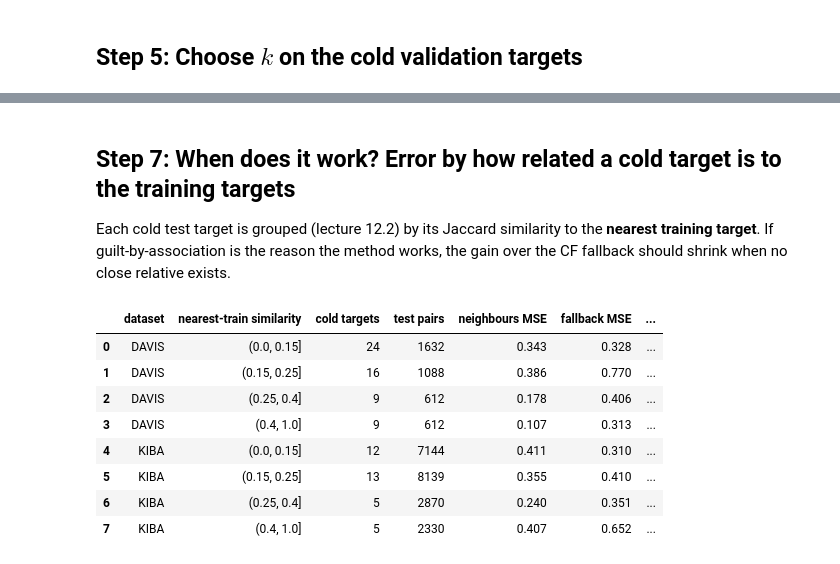
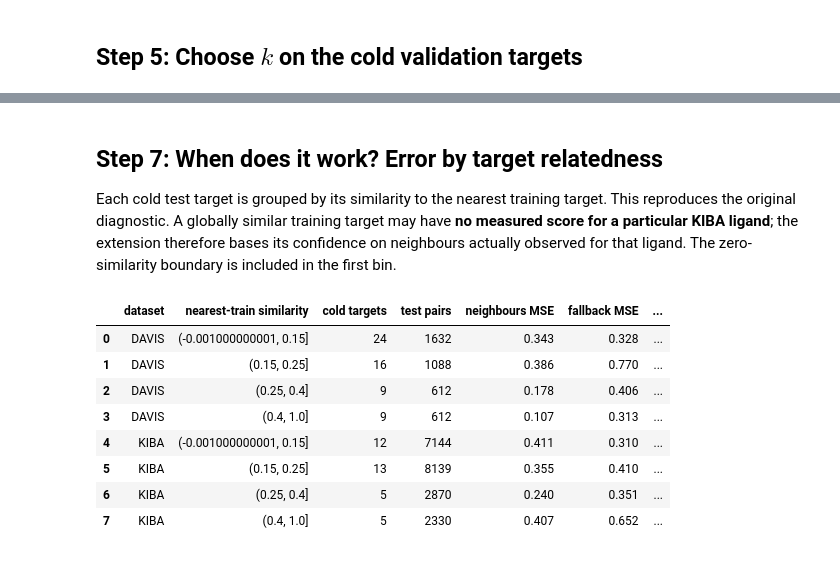
Before and after one commit to thisisadison/Retrieval-and-Recommendation, a Jupyter notebook: SC4020_Project2/task3_cold_target.ipynb, the cells around one changed output, grey strips where cells are left out. Saved outputs shown, nothing was run; the diff lists cells and outputs as text; code cells hidden in the pictures.

Commit message:
Add similarity-dependent shrinkage for cold targets with 3-split evaluation

```diff
--- a/SC4020_Project2/task3_cold_target.ipynb
+++ b/SC4020_Project2/task3_cold_target.ipynb
@@ -150,40 +96,8 @@ The same metrics as Task 2. Ranking now poses the question: **among a ligand's c
 # %%
-def n_distinct_pairs(x):
-    n = len(x)
-    _, counts = np.unique(x, return_counts=True)
-    return n * (n - 1) / 2 - (counts * (counts - 1) / 2).sum()
-
-def concordance_index(y, yhat):
-    A, B = n_distinct_pairs(y), n_distinct_pairs(yhat)
-    if A == 0 or B == 0:
-        return 0.5
-    tau = kendalltau(y, yhat, variant="b").statistic
-    return (tau * np.sqrt(B / A) + 1) / 2
-
-def ranking_metrics(df, ks=(1, 5)):
-    rows = []
-    for lig, g in df.groupby("ligand_key"):
-        if g["score"].nunique() < 2:
-            continue
-        order = g.sort_values("pred", ascending=False, kind="mergesort")
-        best = order["score"] == order["score"].max()
-        rank = int(np.argmax(best.values)) + 1
-        n, n_best = len(g), int(best.sum())
-        row = {"rank_of_best": rank}
-        for k in ks:
-            row[f"hit@{k}"] = float(rank <= k)
-            row[f"random hit@{k}"] = 1 - np.prod([(n - n_best - i) / (n - i) for i in range(min(k, n))]) if k < n else 1.0
-        rows.append(row)
-    return pd.DataFrame(rows)
+from project2_metrics import concordance_index, ranking_metrics, summarize_predictions
 
 def evaluate(df, pred, n_used=None):
-    scored = df.assign(pred=pred)
-    rk = ranking_metrics(scored)
-    out = {"MSE": np.mean((scored["score"] - scored["pred"]) ** 2),
-           "CI": concordance_index(scored["score"].values, scored["pred"].values),
-           "Hit@1": rk["hit@1"].mean(), "Hit@5": rk["hit@5"].mean(),
-           "random Hit@1": rk["random hit@1"].mean(), "random Hit@5": rk["random hit@5"].mean(),
-           "mean rank of best": rk["rank_of_best"].mean()}
+    out = summarize_predictions(df.assign(pred=pred))
     if n_used is not None:
         out["fallback %"] = 100 * np.mean(n_used == 0)
     return out
@@ -272,33 +185,33 @@ plt.show()
 # %% [markdown]
-## Step 7: When does it work? Error by how related a cold target is to the training targets
+## Step 7: When does it work? Error by target relatedness
 
-Each cold test target is grouped (lecture 12.2) by its Jaccard similarity to the **nearest training target**. If guilt-by-association is the reason the method works, the gain over the CF fallback should shrink when no close relative exists.
+Each cold test target is grouped by its similarity to the nearest training target. This reproduces the original diagnostic. A globally similar training target may have **no measured score for a particular KIBA ligand**; the extension therefore bases its confidence on neighbours actually observed for that ligand. The zero-similarity boundary is included in the first bin.
 # %%
 rows = []
 for name, df in splits.items():
     S = similarities[name][MAIN]
     label = f"neighbours: {MAIN}, k={best_k[name][MAIN]}"
     t = scored_test[(name, label)].copy()
     train_tgts = [k for k, r in roles[name].items() if r == "train"]
     nearest = S.loc[:, train_tgts].max(axis=1)
-    t["nearest train similarity"] = pd.cut(t["target_key"].map(nearest), [0, 0.15, 0.25, 0.4, 1.0])
+    t["nearest train similarity"] = pd.cut(t["target_key"].map(nearest), [-1e-12, 0.15, 0.25, 0.4, 1.0], include_lowest=True)
     fb, _ = predict(models[name], t, "fallback")
     t["fallback"] = fb
     for b, g in t.groupby("nearest train similarity", observed=True):
         rows.append({"dataset": name.upper(), "nearest-train similarity": str(b),
                      "cold targets": g["target_key"].nunique(), "test pairs": len(g),
                      "neighbours MSE": np.mean((g["score"] - g["pred"]) ** 2),
                      "fallback MSE": np.mean((g["score"] - g["fallback"]) ** 2)})
 rel_df = pd.DataFrame(rows)
 rel_df["MSE reduction %"] = 100 * (1 - rel_df["neighbours MSE"] / rel_df["fallback MSE"])
 rel_df.round(3)
 # %% [output]
 |  | dataset | nearest-train similarity | cold targets | test pairs | neighbours MSE | fallback MSE | ... |
-| 0 | DAVIS | (0.0, 0.15] | 24 | 1632 | 0.343 | 0.328 | ... |
+| 0 | DAVIS | (-0.001000000001, 0.15] | 24 | 1632 | 0.343 | 0.328 | ... |
 | 1 | DAVIS | (0.15, 0.25] | 16 | 1088 | 0.386 | 0.770 | ... |
 | 2 | DAVIS | (0.25, 0.4] | 9 | 612 | 0.178 | 0.406 | ... |
 | 3 | DAVIS | (0.4, 1.0] | 9 | 612 | 0.107 | 0.313 | ... |
-| 4 | KIBA | (0.0, 0.15] | 12 | 7144 | 0.411 | 0.310 | ... |
+| 4 | KIBA | (-0.001000000001, 0.15] | 12 | 7144 | 0.411 | 0.310 | ... |
 | 5 | KIBA | (0.15, 0.25] | 13 | 8139 | 0.355 | 0.410 | ... |
 | 6 | KIBA | (0.25, 0.4] | 5 | 2870 | 0.240 | 0.351 | ... |
 | 7 | KIBA | (0.4, 1.0] | 5 | 2330 | 0.407 | 0.652 | ... |
```
Also changed, not shown: parts of 15 cells of this notebook, 29 other files.
